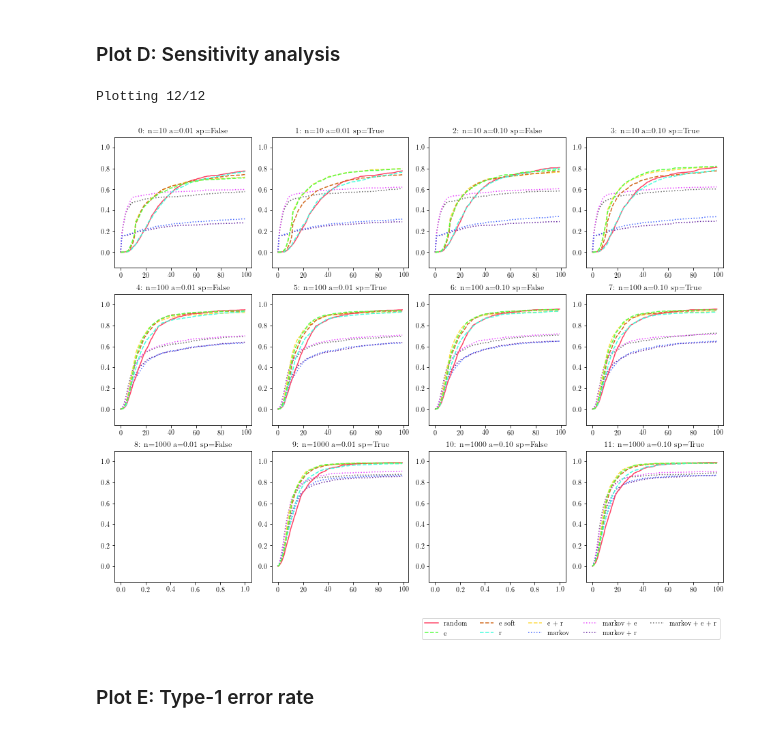
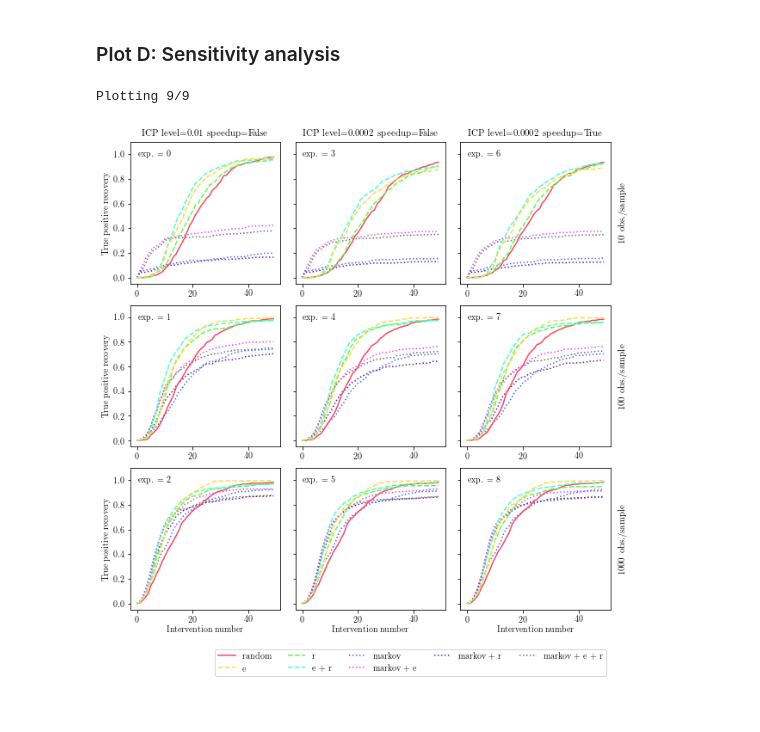
Before and after one commit to juangamella/aicp, a Jupyter notebook: plots_testing.ipynb, the cells around one changed output. Saved outputs shown, nothing was run; the diff lists cells and outputs as text; code cells hidden in the pictures.

```diff
--- a/plots_testing.ipynb
+++ b/plots_testing.ipynb
@@ -193,10 +163,11 @@ plt.legend()
 # %%
+i = 3
 plt.plot(LensSelection[0]["e"][i], label="sp False, e")
-plt.plot(LensSelection[0]["e soft"][i], label="sp False, e soft")
-plt.plot(LensSelection[1]["e"][i], label="sp True, e")
-plt.plot(LensSelection[1]["e soft"][i], label="sp True, e soft")
+plt.plot(LensSelection[0]["e + r"][i], label="sp False, e + r")
+plt.plot(LensSelection[6]["e"][i], label="sp True, e")
+plt.plot(LensSelection[6]["e + r"][i], label="sp True, e + r")
 plt.xlabel("Intervention number")
-plt.ylabel("no. of sets considered for next iteration")
+plt.ylabel("no. of accepted sets")
 plt.legend()
 # %% [output]
 <matplotlib.legend.Legend at 0x...>
@@ -204,7 +175,7 @@ plt.legend()
 # %% [markdown]
 #### Set max. number of iterations to plot (eg. plot true positive recovery for the first 50 interventions)
 # %%
-max_iter = 100
+max_iter = 50
 # %% [markdown]
 **Summary of graphs used**
 # %%
@@ -240,8 +223,8 @@ def to_rgb(H, b=1, a=1):
     return np.array(RGBa)
 
 cmap = matplotlib.cm.get_cmap('tab20')
-base = ["#ff4365", "#ffdd43", "#59ff43", "#43ffdd", "#4365ff", "#e943ff", "#601e9e", "#6a6a6a", "#d2691e",]#np.array([cmap(i) for i in range(2,20)])
-base = [base[i] for i in [0,2,8,3,1,4,5,6,7]]
+base = ["#ff4365", "#ffdd43", "#59ff43", "#43ffdd", "#4365ff", "#e943ff", "#601e9e", "#6a6a6a"]
+#base = [base[i] for i in [0,2,8,3,1,4,5,6,7]]
 plt.scatter(np.arange(len(base)), np.ones(len(base)), c = base)
 colors = to_rgb(base)
 colorsa = to_rgb(base, a=0.5)
@@ -340,46 +319,47 @@ plt.savefig('figures/intervention_numbers_finite.pdf', bbox_inches='tight')
 ### Plot D: Sensitivity analysis
 # %%
 # Plot settings
-gs = gridspec.GridSpec(3, 4, wspace=0.15, hspace=0.2)
-plt.figure(figsize=(16,12))
+gs = gridspec.GridSpec(3, 3, wspace=0.10, hspace=0.15)
+plt.figure(figsize=(10,10))
 
-plot_iter = 100
+plot_iter = 50
 x_axis = np.arange(0, plot_iter)
-ylim = [-0.15, 1.1]
-linestyle = ['-', '--', '--', '--', '--', ':', ':', ':', ':']
-zorder = [1,4,2,3,-1,-2,-3,-4,-5]
-levels = [0.01, 0.1]
+ylim = [-0.05, 1.1]
+linestyle = ['-', '--', '--', '--', ':', ':', ':', ':']
+zorder = [1,4,2,3,-1,-2,-3,-4]
 
-levels = [0.01, 0.1]
-ns = [10,100,1000]
-sp = [False, True]
+plots = zip([Trajectories[i] for i in [0,3,6,1,4,7,2,5,8]],
+            [0.01, 0.0002, 0.0002] * 3,
+            [10] * 3 + [100] * 3 + [1000] * 3,
+            [False, False, True] * 3)
 
-# Plot
-for i, all_trajectories in enumerate(Trajectories[0:12]):
+##############################
+# Plot trajectories for n=10
+for i, (all_trajectories, level, sample_size, speedup) in enumerate(plots):
+    plt.subplot(gs[i])
+    ax = plt.gca()
     print("Plotting %d/%d" % (i+1, len(Trajectories)), end="\r")
     hm_dist = np.zeros((P, N*runs, max_iter+1))
     for j, policy_trajectories in enumerate(all_trajectories.values()):
         for k, trajectory in enumerate(policy_trajectories):
             n = min(plot_iter, len(trajectory))
             hm_dist[j, k, 0:n] = trajectory[0:n]
     mean = np.mean(hm_dist == 0, axis=1)
-    plt.subplot(gs[i])
-    ax = plt.gca()
     # Plot TPR for each policy
-    if i in [8,10]:
-        ax.plot([],[])
-    else:
-        for j,name in enumerate(all_trajectories.keys()):
-            ax.plot(x_axis, mean[j,x_axis], label=name, linewidth=1.5, linestyle = linestyle[j], color=colors[j], zorder=zorder[j])
-
-    plt.title("%d: n=%d a=%0.2f sp=%s" % (i, ns[int(np.floor(i/4))], levels[int(np.floor(i/2)) % 2], sp[i % 2]))
-    #ax.set_yticklabels([]) if i % 4 != 0 else None
+    for j,name in enumerate(names):
+        ax.plot(x_axis, mean[j,x_axis], label=name, linewidth=1.5, linestyle = linestyle[j], color=colors[j], zorder=zorder[j])
+    ax.text(0.05,0.9,"exp. = %d" % [0,3,6,1,4,7,2,5,8][i], transform=ax.transAxes)
+    # Labels / legend
+    if i < 3:
+        ax.text(0.5,1.05,"ICP level=%s speedup=%s" % (level, speedup), transform=ax.transAxes, fontsize=11, ha="center")
+    if i % 3 == 2:
+        ax.text(1.05,0.5,"%d obs./sample" % sample_size, transform=ax.transAxes, fontsize=11, va="center", rotation=90)
+    ax.set_yticklabels([]) if i % 3 != 0 else None
     plt.ylim(ylim)
-
+    plt.ylabel("True positive recovery") if i % 3 == 0 else None
+    plt.xlabel("Intervention number") if i >= 6 else None
 ax.legend(prop=fontP, ncol=5, bbox_to_anchor=(1, -.25))
-plt.savefig('figures/comparison_p12.pdf', bbox_inches='tight')
+plt.savefig('figures/comparison_tpr.pdf', bbox_inches='tight')
 # %% [output]
-Plotting 12/12
+Plotting 9/9
-[figure, old version]
+[figure, new version]
-# %% [markdown]
-### Plot E: Type-1 error rate
```
Also changed, not shown: parts of 16 cells of this notebook.
